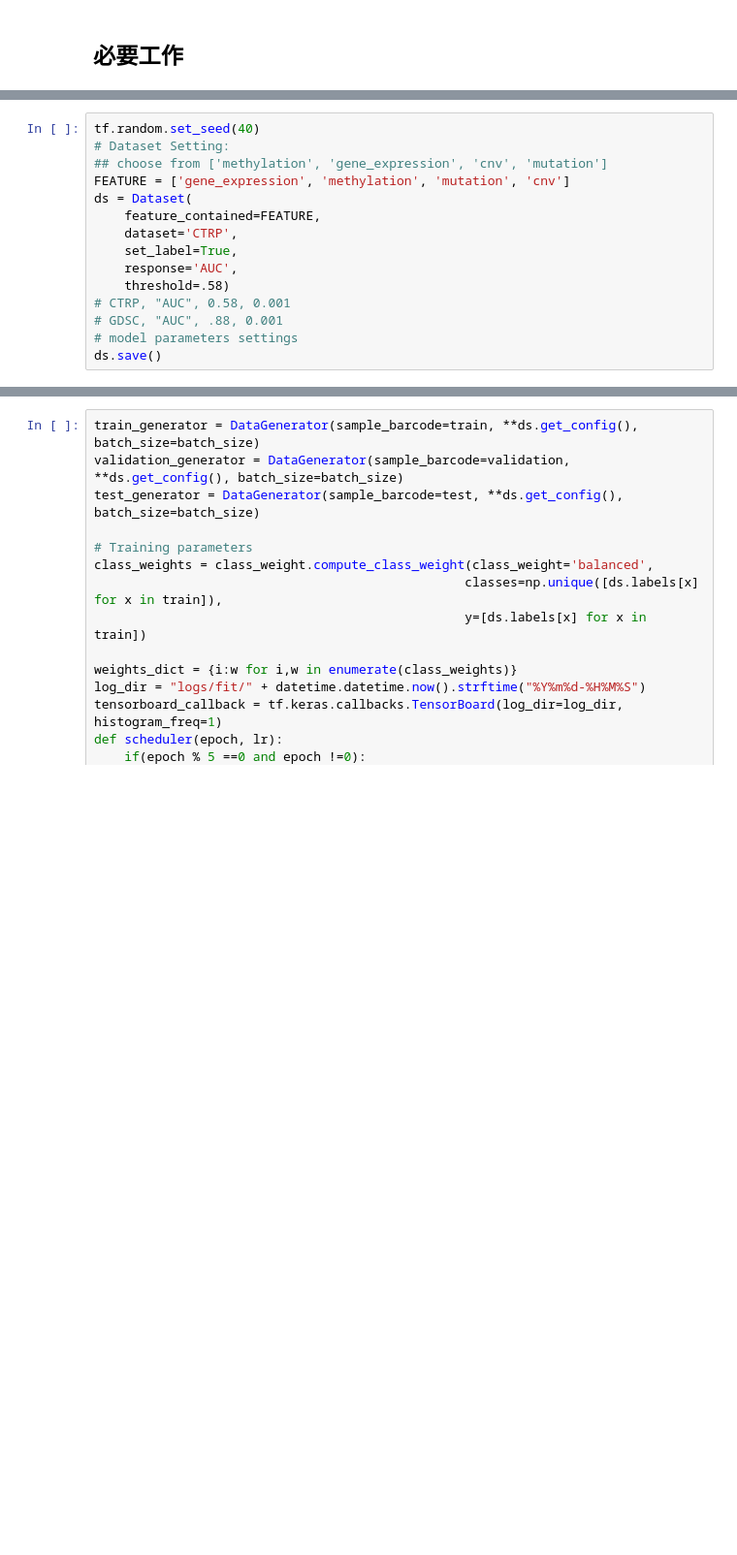
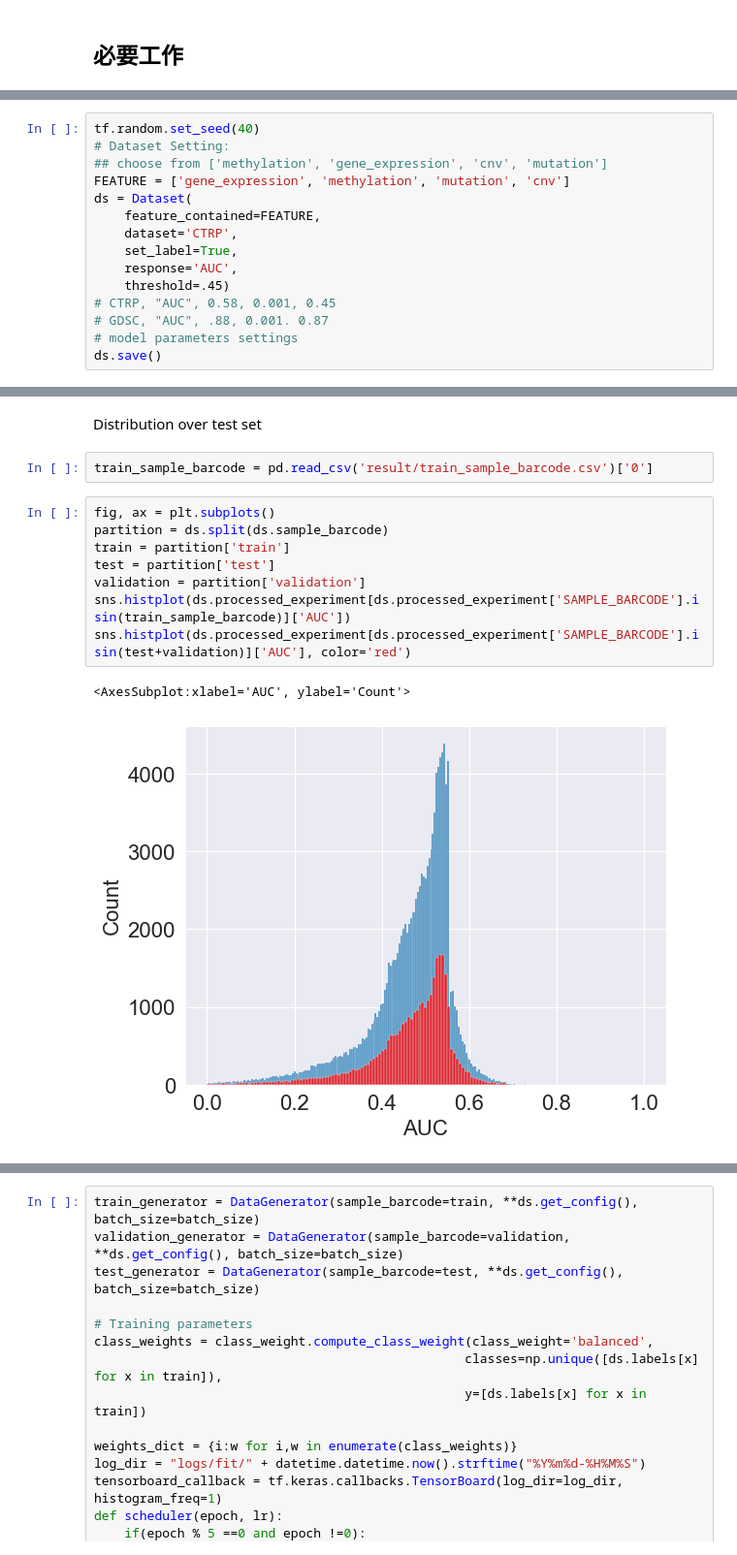
Before and after one commit to mglnbk/MGNet, a Jupyter notebook: analysis.ipynb, the cells around one changed output, grey strips where cells are left out. Shown at 97% size. Drawn from its saved outputs; the diff is of its cells as text; blank space fills up the shorter version.

```diff
--- a/analysis.ipynb
+++ b/analysis.ipynb
@@ -57,9 +59,9 @@ ds = Dataset(
     dataset='CTRP',
     set_label=True,
     response='AUC',
-    threshold=.58)
-# CTRP, "AUC", 0.58, 0.001
-# GDSC, "AUC", .88, 0.001
+    threshold=.45)
+# CTRP, "AUC", 0.58, 0.001, 0.45
+# GDSC, "AUC", .88, 0.001. 0.87
 # model parameters settings
 ds.save()
 # %% [output]
@@ -90,2 +91,17 @@ We have 38175 samples in dataset...
 Save the dataset into hdf5 data format...
 Done!
+# %% [markdown]
+Distribution over test set
+# %%
+train_sample_barcode = pd.read_csv('result/train_sample_barcode.csv')['0']
+# %%
+fig, ax = plt.subplots()
+partition = ds.split(ds.sample_barcode)
+train = partition['train']
+test = partition['test']
+validation = partition['validation']
+sns.histplot(ds.processed_experiment[ds.processed_experiment['SAMPLE_BARCODE'].isin(train_sample_barcode)]['AUC'])
+sns.histplot(ds.processed_experiment[ds.processed_experiment['SAMPLE_BARCODE'].isin(test+validation)]['AUC'], color='red')
+# %% [output]
+<AxesSubplot:xlabel='AUC', ylabel='Count'>
+[figure, added]
```
Also changed, not shown: parts of 131 cells of this notebook, 51 other files.
